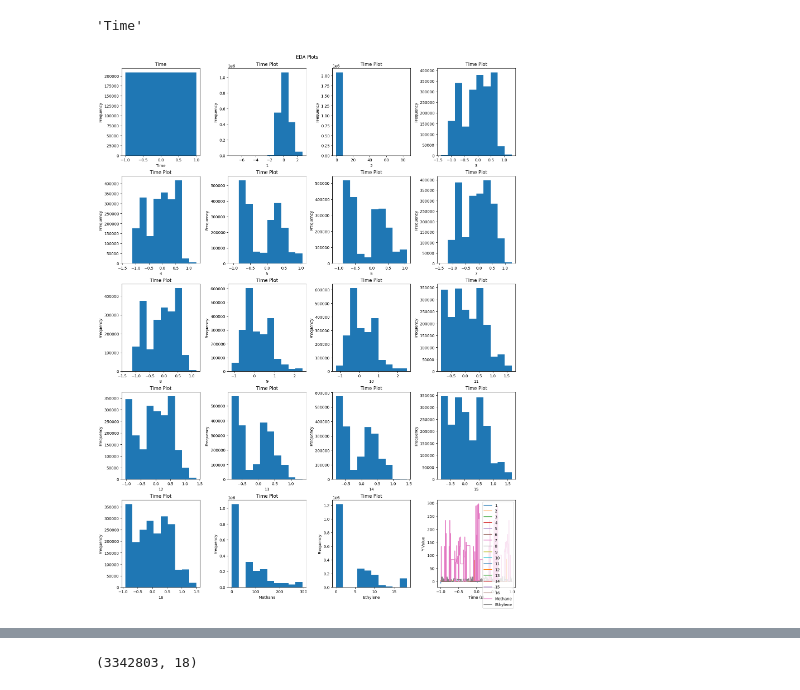
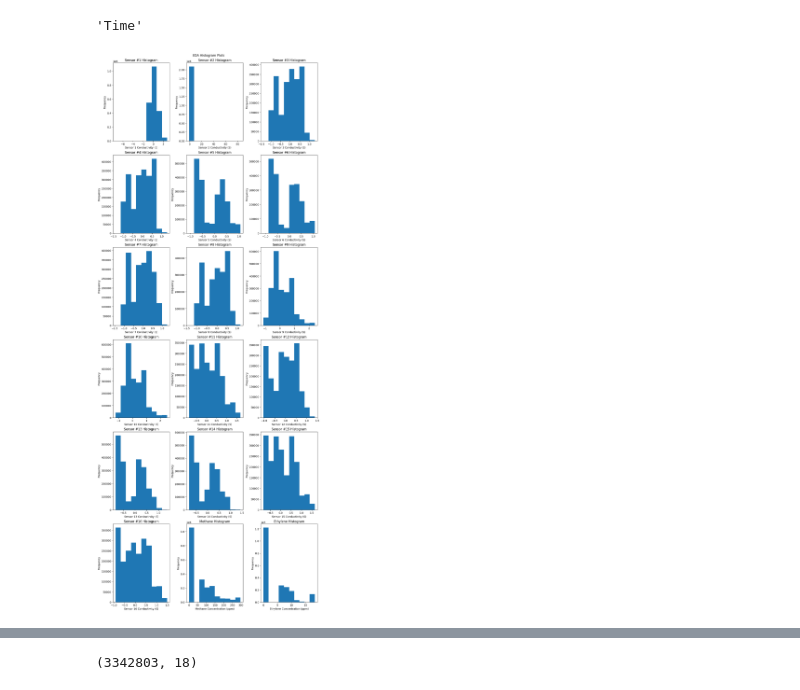
Before and after one commit to Jwdegames/GasSensorMLTasks, a Jupyter notebook: Task_2/E_Nose_Project_Jacob.ipynb, the cells around one changed output, grey strips where cells are left out. Saved outputs shown, nothing was run; the diff lists cells and outputs as text; code cells hidden in the pictures.

```diff
--- a/Task_2/E_Nose_Project_Jacob.ipynb
+++ b/Task_2/E_Nose_Project_Jacob.ipynb
@@ -219,16 +219,22 @@ df.iloc[:,0].name
 'Time'
 # %%
 # Plot standard plots (all histograms + a time scatter plot)
-fig = plt.figure(figsize = (15, 20), layout = "constrained")
-fig.suptitle("EDA Plots")
-ax_scatter = fig.add_subplot(20//4, 4, 20)
-for i in range(19):
-    ax1 = fig.add_subplot(20//4, 4, i + 1)
+fig = plt.figure(figsize = (12, 30), layout = "constrained")
+fig.suptitle("EDA Histogram Plots")
+for i in range(1, 19):
+    ax1 = fig.add_subplot(18//3, 3, i)
     ax1.hist(train_robust_df.iloc[:,i])
     x_label_string = train_robust_df.iloc[:,i].name
+    if i < 17:
+        x_label_string = "Sensor " + x_label_string + " Conductivity (S)"
+    else:
+        x_label_string = x_label_string + " Concentration (ppm)"
     ax1.set_xlabel(x_label_string)
     ax1.set_ylabel("Frequency")
-    ax1.title.set_text(train_robust_df.iloc[:,i].name)
+    if i < 17:
+        ax1.title.set_text("Sensor #" + train_robust_df.iloc[:,i].name + " Histogram")
+    else:
+        ax1.title.set_text(train_robust_df.iloc[:,i].name + " Histogram")
 plt.show()
 # %% [output]
-[figure, old version]
+[figure, new version]
```
Also changed, not shown: parts of 70 cells of this notebook, 4 other files.
